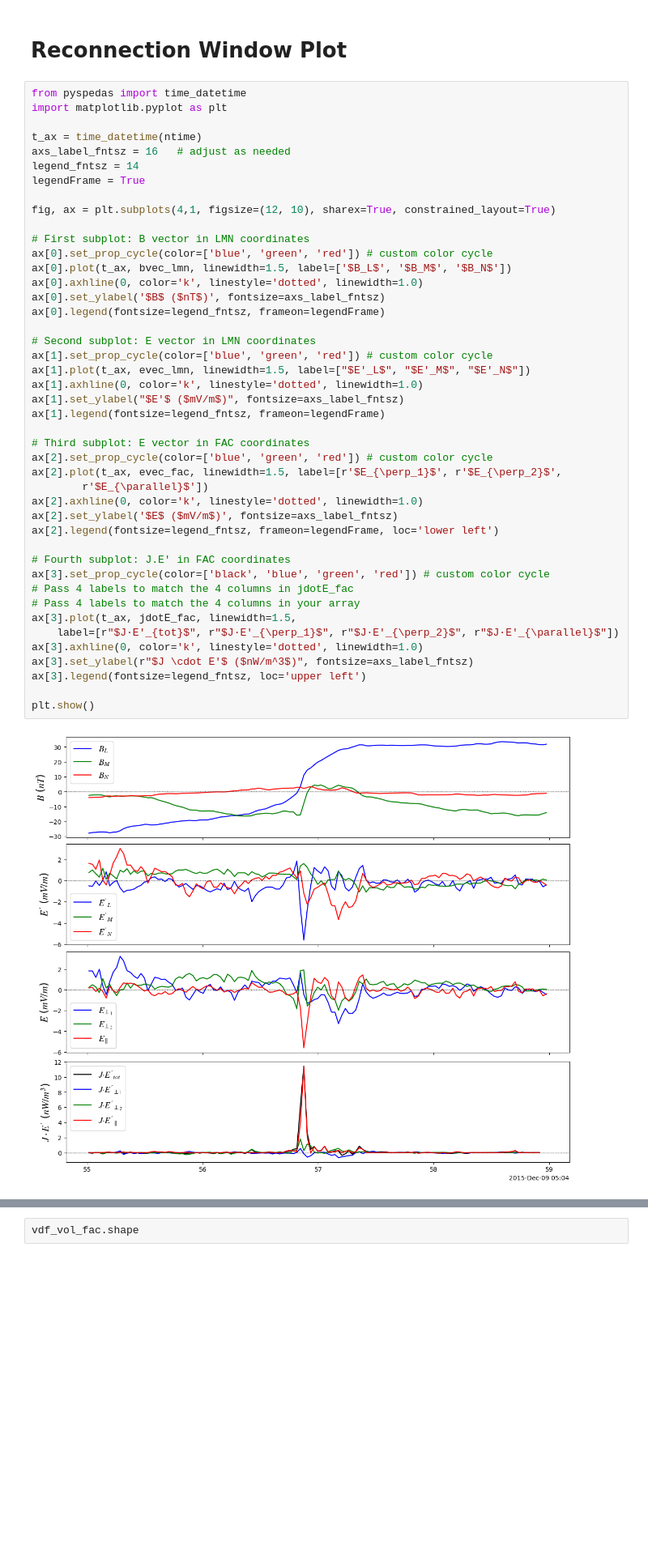
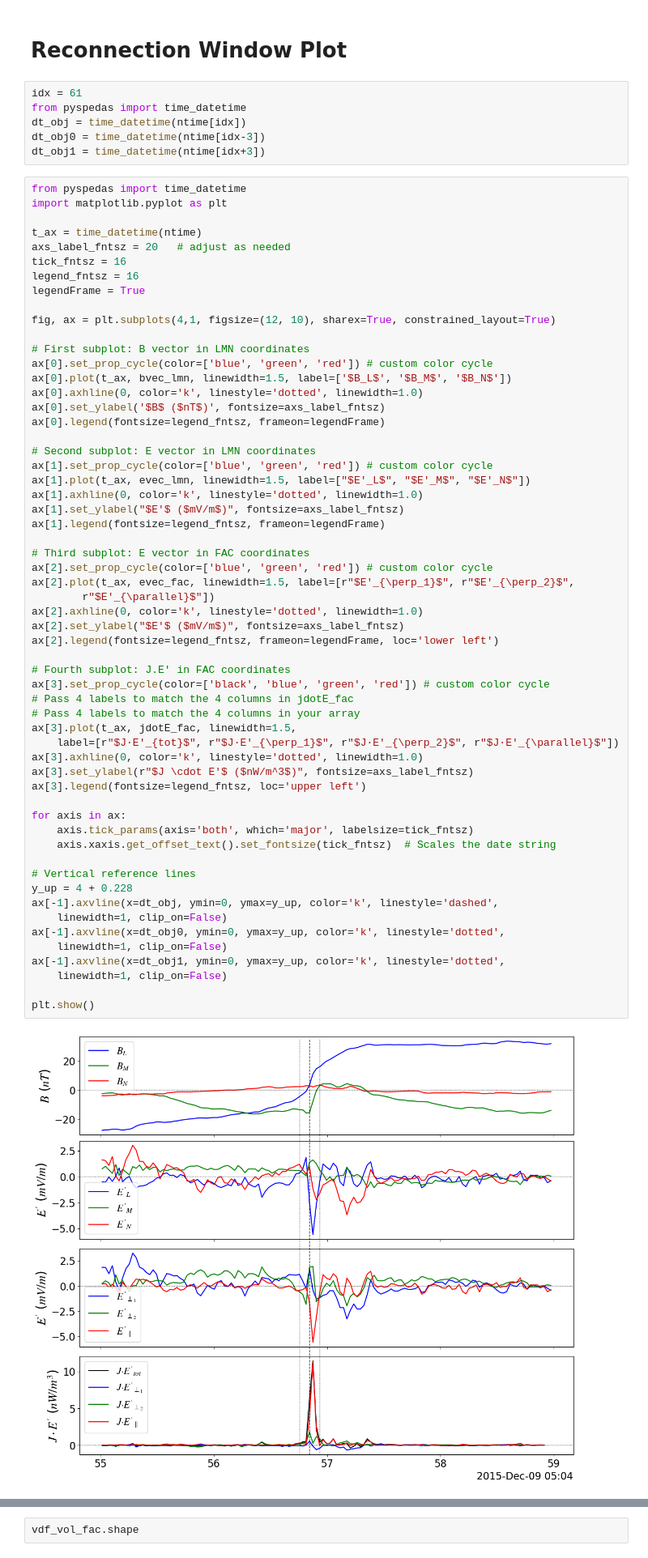
Before and after one commit to regisjohn/FPC_mRx, a Jupyter notebook: scripts/Epar_publication_plots.ipynb, the cells around one changed output, grey strips where cells are left out. Shown at 81% size. Cells and saved outputs as stored; diff of their text form; blank space fills up the shorter version.

Commit message:
Minor changes to .ipynb Epar_pub and computePlasmaParam

```diff
--- a/scripts/Epar_publication_plots.ipynb
+++ b/scripts/Epar_publication_plots.ipynb
@@ -46,13 +54,20 @@ np.array_equal(evec_lmn, evec_fac)
 False
 # %% [markdown]
 # Reconnection Window Plot
+# %%
+idx = 61
+from pyspedas import time_datetime
+dt_obj = time_datetime(ntime[idx])
+dt_obj0 = time_datetime(ntime[idx-3])
+dt_obj1 = time_datetime(ntime[idx+3])
 # %%
 from pyspedas import time_datetime
 import matplotlib.pyplot as plt
 
 t_ax = time_datetime(ntime)
-axs_label_fntsz = 16   # adjust as needed
-legend_fntsz = 14
+axs_label_fntsz = 20   # adjust as needed
+tick_fntsz = 16
+legend_fntsz = 16
 legendFrame = True
 
 fig, ax = plt.subplots(4,1, figsize=(12, 10), sharex=True, constrained_layout=True)
@@ -61,34 +76,47 @@ fig, ax = plt.subplots(4,1, figsize=(12, 10), sharex=True, constrained_layout=Tr
 ax[0].set_prop_cycle(color=['blue', 'green', 'red']) # custom color cycle
 ax[0].plot(t_ax, bvec_lmn, linewidth=1.5, label=['$B_L$', '$B_M$', '$B_N$'])
 ax[0].axhline(0, color='k', linestyle='dotted', linewidth=1.0)
 ax[0].set_ylabel('$B$ ($nT$)', fontsize=axs_label_fntsz)
 ax[0].legend(fontsize=legend_fntsz, frameon=legendFrame)
 
 # Second subplot: E vector in LMN coordinates
 ax[1].set_prop_cycle(color=['blue', 'green', 'red']) # custom color cycle
 ax[1].plot(t_ax, evec_lmn, linewidth=1.5, label=["$E'_L$", "$E'_M$", "$E'_N$"])
 ax[1].axhline(0, color='k', linestyle='dotted', linewidth=1.0)
 ax[1].set_ylabel("$E'$ ($mV/m$)", fontsize=axs_label_fntsz)
 ax[1].legend(fontsize=legend_fntsz, frameon=legendFrame)
 
 # Third subplot: E vector in FAC coordinates
 ax[2].set_prop_cycle(color=['blue', 'green', 'red']) # custom color cycle
-ax[2].plot(t_ax, evec_fac, linewidth=1.5, label=[r'$E_{\perp_1}$', r'$E_{\perp_2}$',
-        r'$E_{\parallel}$'])
+ax[2].plot(t_ax, evec_fac, linewidth=1.5, label=[r"$E'_{\perp_1}$", r"$E'_{\perp_2}$",
+        r"$E'_{\parallel}$"])
 ax[2].axhline(0, color='k', linestyle='dotted', linewidth=1.0)
-ax[2].set_ylabel('$E$ ($mV/m$)', fontsize=axs_label_fntsz)
+ax[2].set_ylabel("$E'$ ($mV/m$)", fontsize=axs_label_fntsz)
 ax[2].legend(fontsize=legend_fntsz, frameon=legendFrame, loc='lower left')
 
 # Fourth subplot: J.E' in FAC coordinates
 ax[3].set_prop_cycle(color=['black', 'blue', 'green', 'red']) # custom color cycle
 # Pass 4 labels to match the 4 columns in jdotE_fac
 # Pass 4 labels to match the 4 columns in your array
 ax[3].plot(t_ax, jdotE_fac, linewidth=1.5,
     label=[r"$J·E'_{tot}$", r"$J·E'_{\perp_1}$", r"$J·E'_{\perp_2}$", r"$J·E'_{\parallel}$"])
 ax[3].axhline(0, color='k', linestyle='dotted', linewidth=1.0)
 ax[3].set_ylabel(r"$J \cdot E'$ ($nW/m^3$)", fontsize=axs_label_fntsz)
 ax[3].legend(fontsize=legend_fntsz, loc='upper left')
 
+for axis in ax:
+    axis.tick_params(axis='both', which='major', labelsize=tick_fntsz)
+    axis.xaxis.get_offset_text().set_fontsize(tick_fntsz)  # Scales the date string
+
+# Vertical reference lines
+y_up = 4 + 0.228
+ax[-1].axvline(x=dt_obj, ymin=0, ymax=y_up, color='k', linestyle='dashed',
+    linewidth=1, clip_on=False)
+ax[-1].axvline(x=dt_obj0, ymin=0, ymax=y_up, color='k', linestyle='dotted',
+    linewidth=1, clip_on=False)
+ax[-1].axvline(x=dt_obj1, ymin=0, ymax=y_up, color='k', linestyle='dotted',
+    linewidth=1, clip_on=False)
+
 plt.show()
 # %% [output]
-[figure, old version]
+[figure, new version]
```
Also changed, not shown: parts of 44 cells of this notebook, 17 other files.
